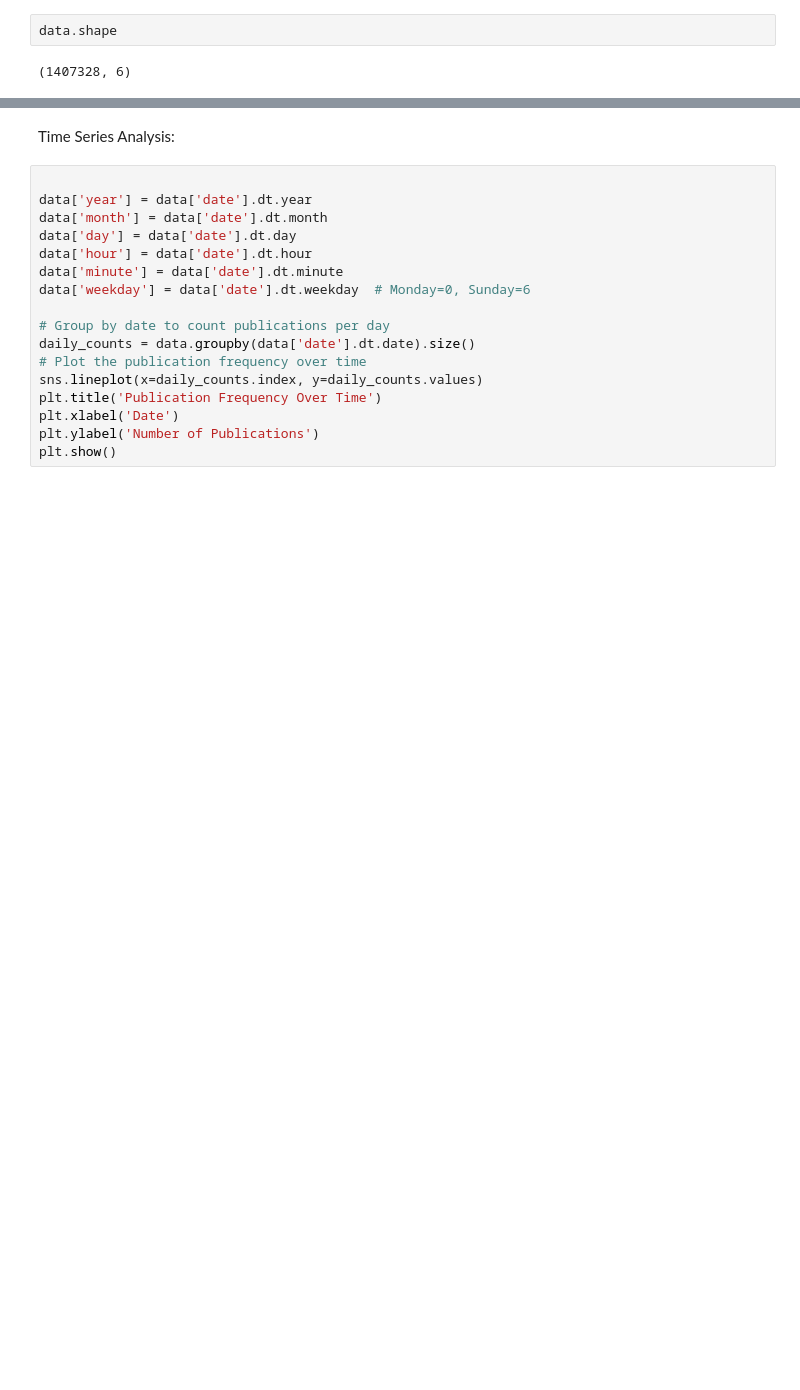
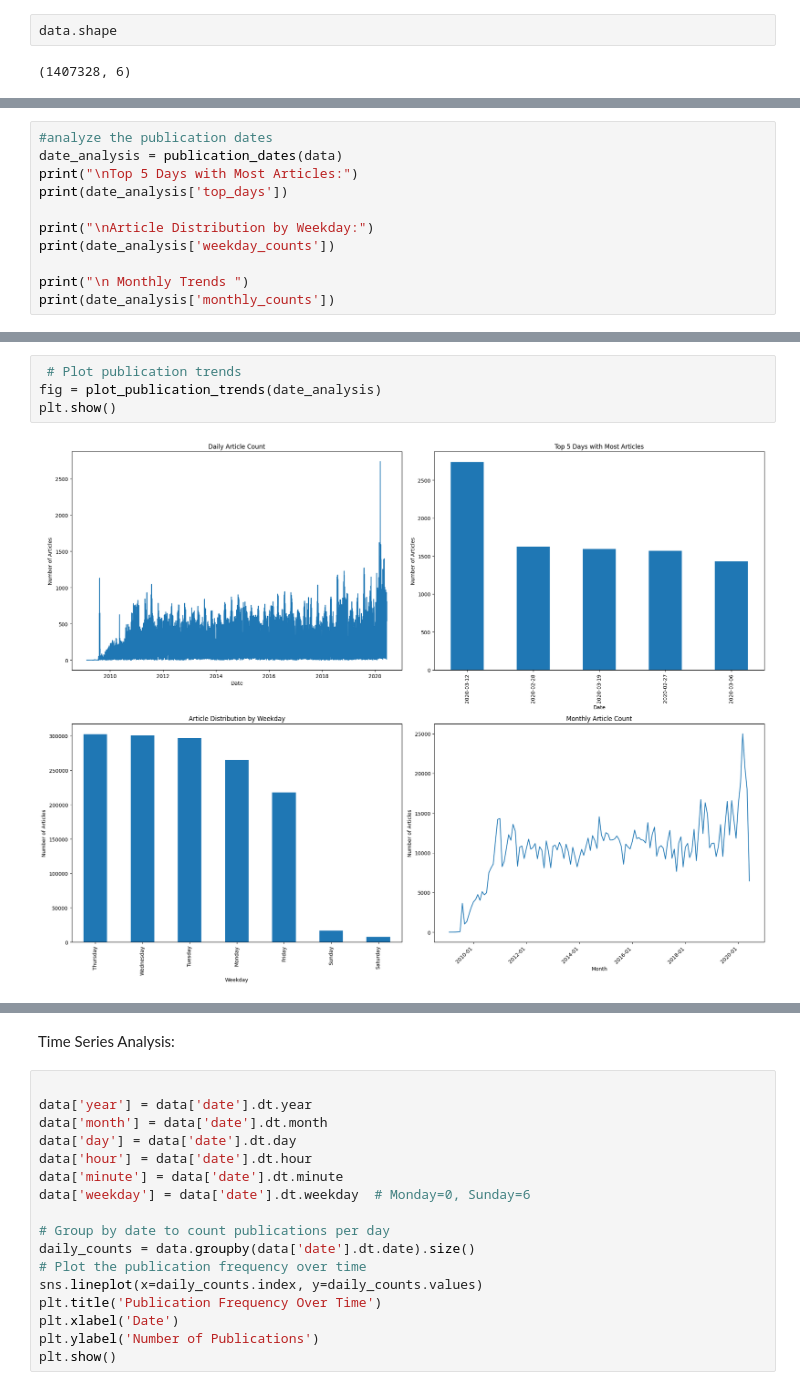
Before and after one commit to tesfayefekadu/kifiya_week_1, a Jupyter notebook: notebooks/Eda_analysis.ipynb, the cells around one changed output, grey strips where cells are left out. Saved outputs shown, nothing was run; the diff lists cells and outputs as text; blank space fills up the shorter version.

```diff
--- a/notebooks/Eda_analysis.ipynb
+++ b/notebooks/Eda_analysis.ipynb
@@ -234,0 +104,11 @@ plt.show()  # Display the chart
+# %%
+#analyze the publication dates
+date_analysis = publication_dates(data)
+print("\nTop 5 Days with Most Articles:")
+print(date_analysis['top_days'])
+
+print("\nArticle Distribution by Weekday:")
+print(date_analysis['weekday_counts'])
+
+print("\n Monthly Trends ")
+print(date_analysis['monthly_counts'])
@@ -234,0 +133,6 @@ plt.show()  # Display the chart
+# %%
+ # Plot publication trends
+fig = plot_publication_trends(date_analysis)
+plt.show()
+# %% [output]
+[figure, added]
```
Also changed, not shown: parts of 33 cells of this notebook, 3 other files.
